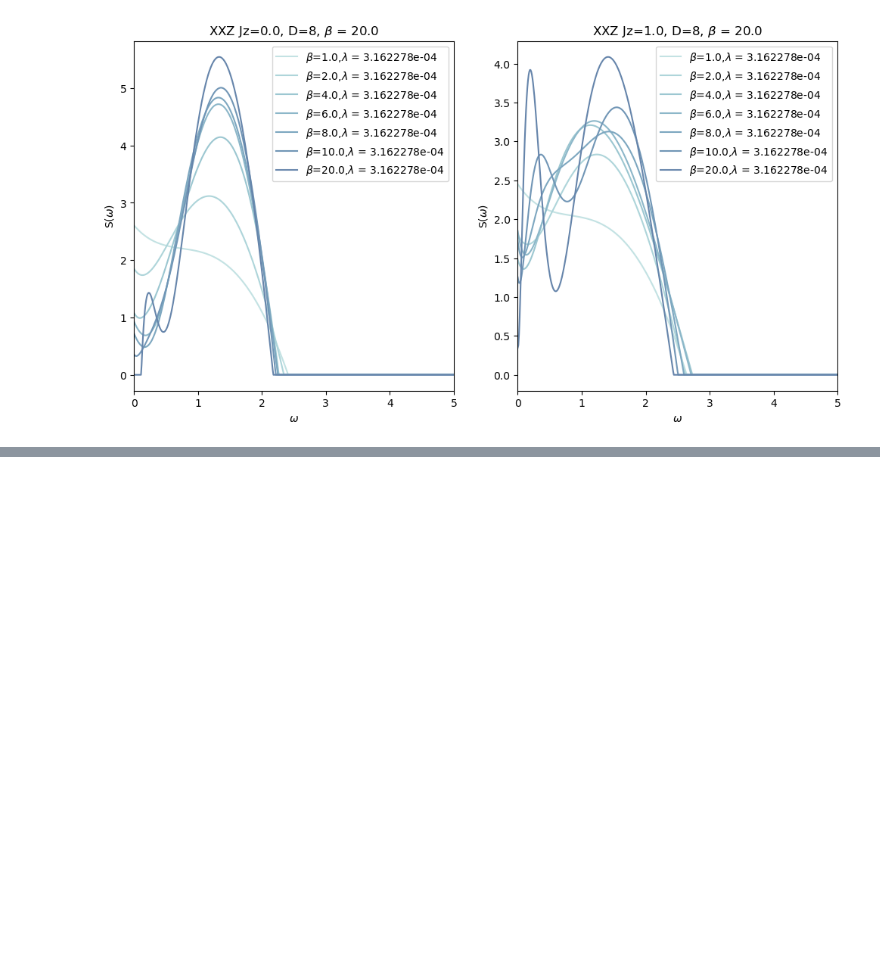
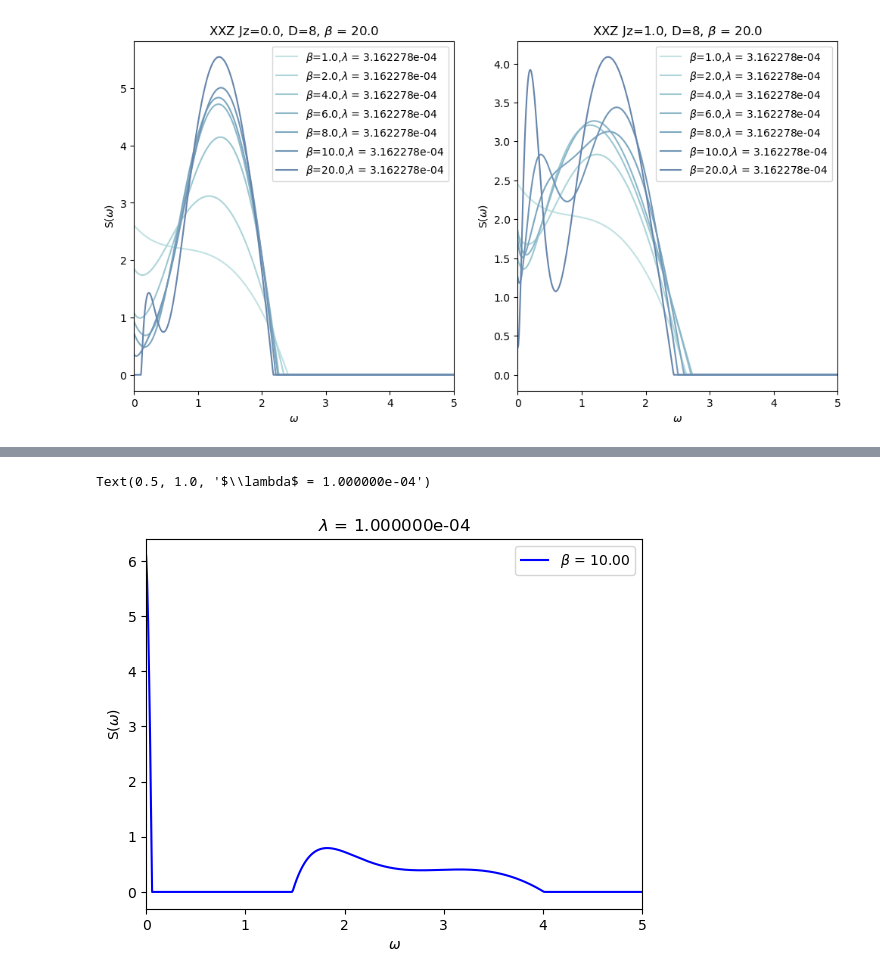
Before and after one commit to Sharon-Liang/JuliaCMPO, a Jupyter notebook: plot_NNLS_XXZ.ipynb, the cells around one changed output, grey strips where cells are left out. Drawn from its saved outputs; the diff is of its cells as text; code cells hidden in the pictures; blank space fills up the shorter version.

```diff
--- a/plot_NNLS_XXZ.ipynb
+++ b/plot_NNLS_XXZ.ipynb
@@ -146,0 +172,13 @@ for b in betaRange:
+# %%
+la = lambdaRange[4]
+b = 10
+d = np.loadtxt("%s/S_sz_sz_bondD_10_beta_%.2f_lambda_%e.txt" % (SpectrumPath, b ,la))
+plt.plot(d[:,0], d[:,1], "b", label=r'$\beta$ = %.2f' % b)
+plt.xlabel(r'$\omega$')
+plt.ylabel(r'S($\omega$)')
+plt.xlim(0,5)
+plt.legend()
+plt.title(r'$\lambda$ = %e' % la)
+# %% [output]
+Text(0.5, 1.0, '$\\lambda$ = 1.000000e-04')
+[figure, added]
```
Also changed, not shown: parts of 5 cells of this notebook, 1 other file.
